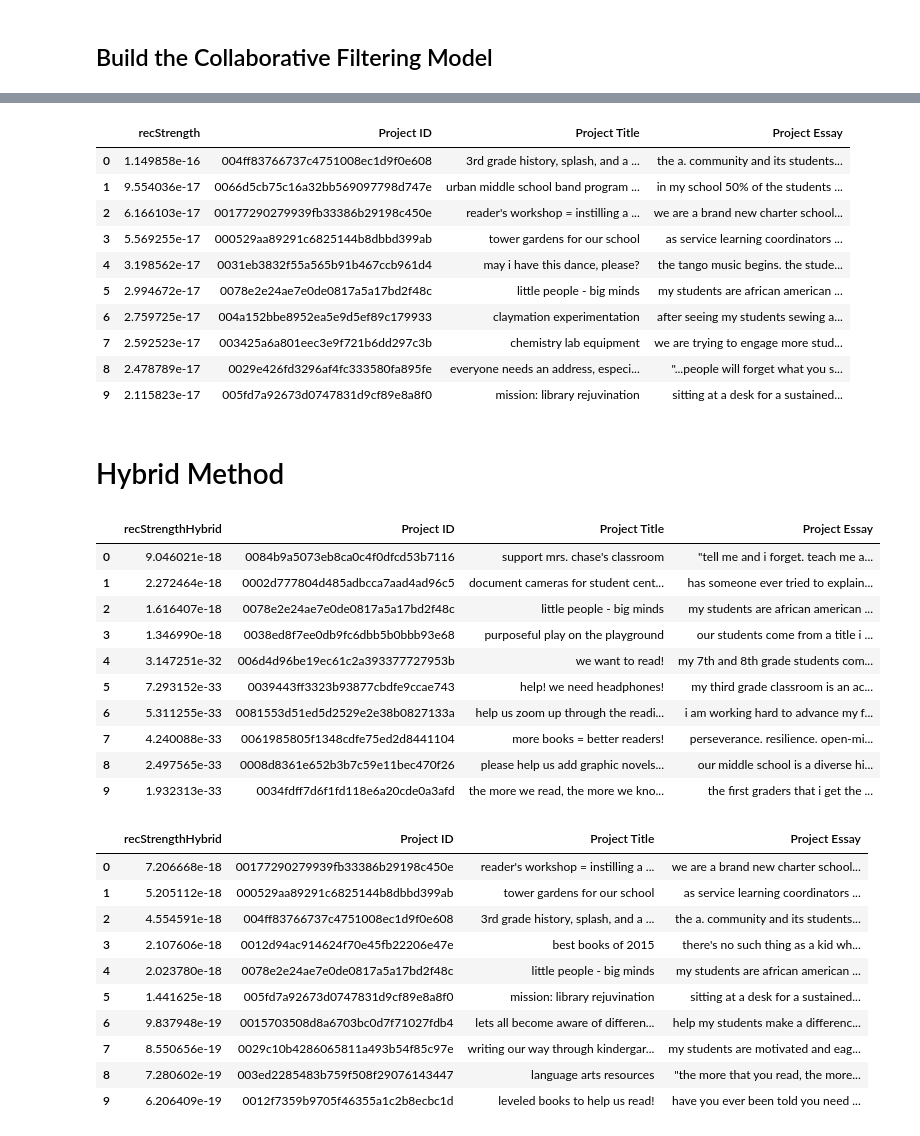
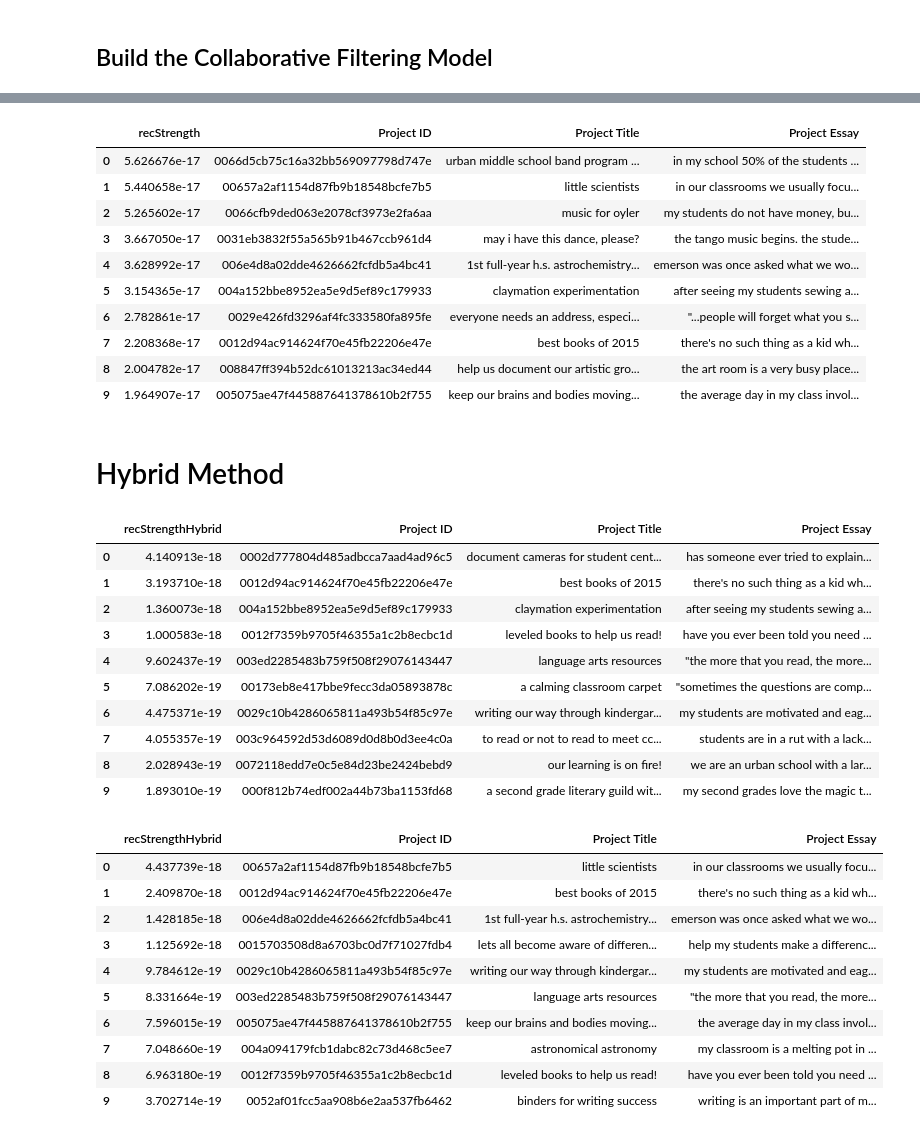
Before and after one commit to mwadegraff/DonorsChoose-io, a Jupyter notebook: DC EDA and Recommender.ipynb, the cells around one changed output, grey strips where cells are left out. Drawn from its saved outputs; the diff is of its cells as text; code cells hidden in the pictures.

```diff
--- a/DC EDA and Recommender.ipynb
+++ b/DC EDA and Recommender.ipynb
@@ -467,14 +458,10 @@ def build_donors_profile(donor_id, donations_indexed_df):
     donor_profile_norm = sklearn.preprocessing.normalize(donor_project_strengths_weighted_avg)
     return donor_profile_norm
 
-from tqdm import tqdm
 
 def build_donors_profiles():
     donations_indexed_df = donations_full_df[donations_full_df['Project ID'].isin(projects['Project ID'])].set_index('Donor ID')
     donor_profiles = {}
-    for donor_id in tqdm(donations_indexed_df.index.unique()):
+    for donor_id in donations_indexed_df.index.unique():
         donor_profiles[donor_id] = build_donors_profile(donor_id, donations_indexed_df)
     return donor_profiles
-
-donor_profiles = build_donors_profiles()
-print("# of donors with profiles: %d" % len(donor_profiles))
@@ -799,7 +800,7 @@ array([[ 0.,  0.,  0., ...,  0.,  0.,  0.],
 Now we will use SVD to get latent factors. After the factorization, we will try to reconstruct the original matrix by multiplying its factors. The resulting matrix is not sparse any more. It is the generated predictions for projects the donor have not yet donated to, which we will exploit for recommendations.
 # %%
 #The number of factors to factor the user-item matrix.
-NUMBER_OF_FACTORS_MF = 20
+NUMBER_OF_FACTORS_MF = 15
 #Performs matrix factorization of the original user item matrix
 U, sigma, Vt = svds(donors_projects_pivot_matrix, k = NUMBER_OF_FACTORS_MF)
 # %%
@@ -899,16 +904,16 @@ cf_detailed_results_df.head(10)
 cf_recommender_model.recommend_projects(donor2)
 # %% [output]
 |  | recStrength | Project ID | Project Title | Project Essay |
-| 0 | 1.149858e-16 | 004ff83766737c4751008ec1d9f0e608 | 3rd grade history, splash, and a ... | the a. community and its students... |
-| 1 | 9.554036e-17 | 0066d5cb75c16a32bb569097798d747e | urban middle school band program ... | in my school 50% of the students ... |
-| 2 | 6.166103e-17 | 00177290279939fb33386b29198c450e | reader's workshop = instilling a ... | we are a brand new charter school... |
-| 3 | 5.569255e-17 | 000529aa89291c6825144b8dbbd399ab | tower gardens for our school | as service learning coordinators ... |
-| 4 | 3.198562e-17 | 0031eb3832f55a565b91b467ccb961d4 | may i have this dance, please? | the tango music begins. the stude... |
-| 5 | 2.994672e-17 | 0078e2e24ae7e0de0817a5a17bd2f48c | little people - big minds | my students are african american ... |
-| 6 | 2.759725e-17 | 004a152bbe8952ea5e9d5ef89c179933 | claymation experimentation | after seeing my students sewing a... |
-| 7 | 2.592523e-17 | 003425a6a801eec3e9f721b6dd297c3b | chemistry lab equipment | we are trying to engage more stud... |
-| 8 | 2.478789e-17 | 0029e426fd3296af4fc333580fa895fe | everyone needs an address, especi... | "...people will forget what you s... |
-| 9 | 2.115823e-17 | 005fd7a92673d0747831d9cf89e8a8f0 | mission: library rejuvination | sitting at a desk for a sustained... |
+| 0 | 5.626676e-17 | 0066d5cb75c16a32bb569097798d747e | urban middle school band program ... | in my school 50% of the students ... |
+| 1 | 5.440658e-17 | 00657a2af1154d87fb9b18548bcfe7b5 | little scientists | in our classrooms we usually focu... |
+| 2 | 5.265602e-17 | 0066cfb9ded063e2078cf3973e2fa6aa | music for oyler | my students do not have money, bu... |
+| 3 | 3.667050e-17 | 0031eb3832f55a565b91b467ccb961d4 | may i have this dance, please? | the tango music begins. the stude... |
+| 4 | 3.628992e-17 | 006e4d8a02dde4626662fcfdb5a4bc41 | 1st full-year h.s. astrochemistry... | emerson was once asked what we wo... |
+| 5 | 3.154365e-17 | 004a152bbe8952ea5e9d5ef89c179933 | claymation experimentation | after seeing my students sewing a... |
+| 6 | 2.782861e-17 | 0029e426fd3296af4fc333580fa895fe | everyone needs an address, especi... | "...people will forget what you s... |
+| 7 | 2.208368e-17 | 0012d94ac914624f70e45fb22206e47e | best books of 2015 | there's no such thing as a kid wh... |
+| 8 | 2.004782e-17 | 008847ff394b52dc61013213ac34ed44 | help us document our artistic gro... | the art room is a very busy place... |
+| 9 | 1.964907e-17 | 005075ae47f445887641378610b2f755 | keep our brains and bodies moving... | the average day in my class invol... |
 # %% [markdown]
 # Hybrid Method
 # %%
@@ -954,32 +959,32 @@ class HybridRecommender:
 
         return recommendations_df
 
-hybrid_model = HybridRecommender(content_based_recommender_model, cf_recommender_model, projects)
+hybrid_recommender_model = HybridRecommender(content_based_recommender_model, cf_recommender_model, projects)
 # %%
-hybrid_model.recommend_projects(donor1)
+hybrid_recommender_model.recommend_projects(donor1)
 # %% [output]
 |  | recStrengthHybrid | Project ID | Project Title | Project Essay |
-| 0 | 9.046021e-18 | 0084b9a5073eb8ca0c4f0dfcd53b7116 | support mrs. chase's classroom | "tell me and i forget. teach me a... |
-| 1 | 2.272464e-18 | 0002d777804d485adbcca7aad4ad96c5 | document cameras for student cent... | has someone ever tried to explain... |
-| 2 | 1.616407e-18 | 0078e2e24ae7e0de0817a5a17bd2f48c | little people - big minds | my students are african american ... |
-| 3 | 1.346990e-18 | 0038ed8f7ee0db9fc6dbb5b0bbb93e68 | purposeful play on the playground | our students come from a title i ... |
-| 4 | 3.147251e-32 | 006d4d96be19ec61c2a393377727953b | we want to read! | my 7th and 8th grade students com... |
-| 5 | 7.293152e-33 | 0039443ff3323b93877cbdfe9ccae743 | help! we need headphones! | my third grade classroom is an ac... |
-| 6 | 5.311255e-33 | 0081553d51ed5d2529e2e38b0827133a | help us zoom up through the readi... | i am working hard to advance my f... |
-| 7 | 4.240088e-33 | 0061985805f1348cdfe75ed2d8441104 | more books = better readers! | perseverance. resilience. open-mi... |
-| 8 | 2.497565e-33 | 0008d8361e652b3b7c59e11bec470f26 | please help us add graphic novels... | our middle school is a diverse hi... |
-| 9 | 1.932313e-33 | 0034fdff7d6f1fd118e6a20cde0a3afd | the more we read, the more we kno... | the first graders that i get the ... |
+| 0 | 4.140913e-18 | 0002d777804d485adbcca7aad4ad96c5 | document cameras for student cent... | has someone ever tried to explain... |
+| 1 | 3.193710e-18 | 0012d94ac914624f70e45fb22206e47e | best books of 2015 | there's no such thing as a kid wh... |
+| 2 | 1.360073e-18 | 004a152bbe8952ea5e9d5ef89c179933 | claymation experimentation | after seeing my students sewing a... |
+| 3 | 1.000583e-18 | 0012f7359b9705f46355a1c2b8ecbc1d | leveled books to help us read! | have you ever been told you need ... |
+| 4 | 9.602437e-19 | 003ed2285483b759f508f29076143447 | language arts resources | "the more that you read, the more... |
+| 5 | 7.086202e-19 | 00173eb8e417bbe9fecc3da05893878c | a calming classroom carpet | "sometimes the questions are comp... |
+| 6 | 4.475371e-19 | 0029c10b4286065811a493b54f85c97e | writing our way through kindergar... | my students are motivated and eag... |
+| 7 | 4.055357e-19 | 003c964592d53d6089d0d8b0d3ee4c0a | to read or not to read to meet cc... | students are in a rut with a lack... |
+| 8 | 2.028943e-19 | 0072118edd7e0c5e84d23be2424bebd9 | our learning is on fire! | we are an urban school with a lar... |
+| 9 | 1.893010e-19 | 000f812b74edf002a44b73ba1153fd68 | a second grade literary guild wit... | my second grades love the magic t... |
 # %%
-hybrid_model.recommend_projects(donor2)
+hybrid_recommender_model.recommend_projects(donor2)
 # %% [output]
 |  | recStrengthHybrid | Project ID | Project Title | Project Essay |
-| 0 | 7.206668e-18 | 00177290279939fb33386b29198c450e | reader's workshop = instilling a ... | we are a brand new charter school... |
-| 1 | 5.205112e-18 | 000529aa89291c6825144b8dbbd399ab | tower gardens for our school | as service learning coordinators ... |
-| 2 | 4.554591e-18 | 004ff83766737c4751008ec1d9f0e608 | 3rd grade history, splash, and a ... | the a. community and its students... |
-| 3 | 2.107606e-18 | 0012d94ac914624f70e45fb22206e47e | best books of 2015 | there's no such thing as a kid wh... |
-| 4 | 2.023780e-18 | 0078e2e24ae7e0de0817a5a17bd2f48c | little people - big minds | my students are african american ... |
-| 5 | 1.441625e-18 | 005fd7a92673d0747831d9cf89e8a8f0 | mission: library rejuvination | sitting at a desk for a sustained... |
-| 6 | 9.837948e-19 | 0015703508d8a6703bc0d7f71027fdb4 | lets all become aware of differen... | help my students make a differenc... |
-| 7 | 8.550656e-19 | 0029c10b4286065811a493b54f85c97e | writing our way through kindergar... | my students are motivated and eag... |
-| 8 | 7.280602e-19 | 003ed2285483b759f508f29076143447 | language arts resources | "the more that you read, the more... |
-| 9 | 6.206409e-19 | 0012f7359b9705f46355a1c2b8ecbc1d | leveled books to help us read! | have you ever been told you need ... |
+| 0 | 4.437739e-18 | 00657a2af1154d87fb9b18548bcfe7b5 | little scientists | in our classrooms we usually focu... |
+| 1 | 2.409870e-18 | 0012d94ac914624f70e45fb22206e47e | best books of 2015 | there's no such thing as a kid wh... |
+| 2 | 1.428185e-18 | 006e4d8a02dde4626662fcfdb5a4bc41 | 1st full-year h.s. astrochemistry... | emerson was once asked what we wo... |
+| 3 | 1.125692e-18 | 0015703508d8a6703bc0d7f71027fdb4 | lets all become aware of differen... | help my students make a differenc... |
+| 4 | 9.784612e-19 | 0029c10b4286065811a493b54f85c97e | writing our way through kindergar... | my students are motivated and eag... |
+| 5 | 8.331664e-19 | 003ed2285483b759f508f29076143447 | language arts resources | "the more that you read, the more... |
+| 6 | 7.596015e-19 | 005075ae47f445887641378610b2f755 | keep our brains and bodies moving... | the average day in my class invol... |
+| 7 | 7.048660e-19 | 004a094179fcb1dabc82c73d468c5ee7 | astronomical astronomy | my classroom is a melting pot in ... |
+| 8 | 6.963180e-19 | 0012f7359b9705f46355a1c2b8ecbc1d | leveled books to help us read! | have you ever been told you need ... |
+| 9 | 3.702714e-19 | 0052af01fcc5aa908b6e2aa537fb6462 | binders for writing success | writing is an important part of m... |
```
Also changed, not shown: parts of 37 cells of this notebook, 1 other file.
